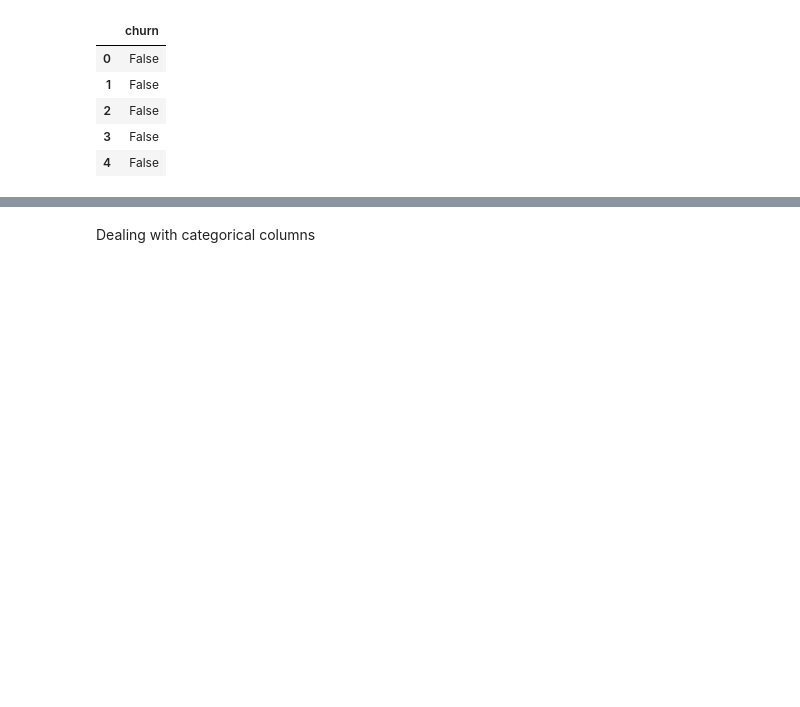
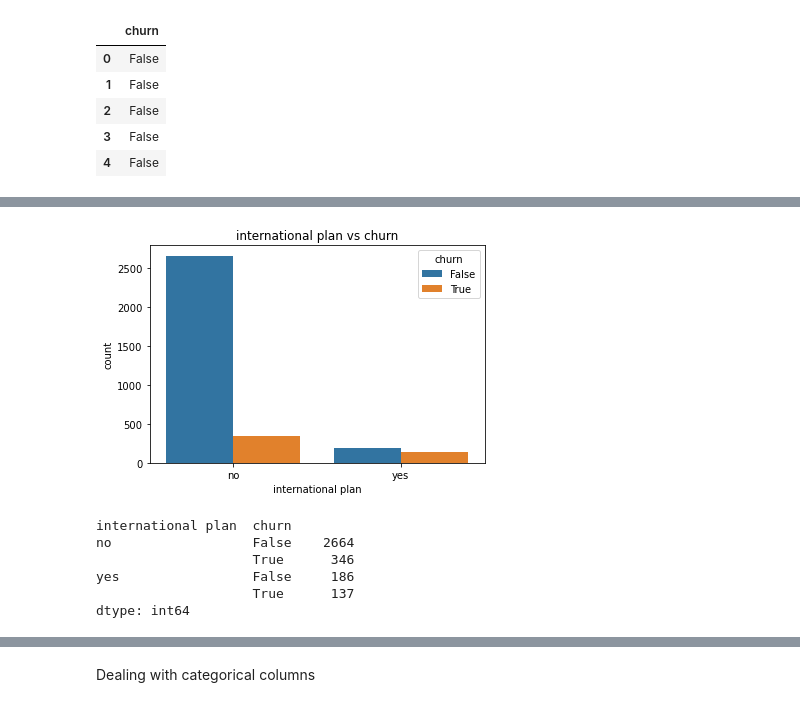
Before and after one commit to S-Kagwi/Phase-3-Project, a Jupyter notebook: student.ipynb, the cells around one changed output, grey strips where cells are left out. Cells and saved outputs as stored; diff of their text form; code cells hidden in the pictures; blank space fills up the shorter version.

```diff
--- a/student.ipynb
+++ b/student.ipynb
@@ -180,0 +236,17 @@ sns.countplot(data=df, x='voice mail plan'):
+# %%
+def bivariate_analysis(feature, categorical_variable):
+  sns.countplot(data=df, x=feature, hue=categorical_variable)
+  plt.title(f"{feature} vs {categorical_variable}")
+  plt.show()
+
+  print(df.groupby([feature, categorical_variable]).size())
+# %%
+bivariate_analysis("international plan", "churn")
+# %% [output]
+[figure, added]
+international plan  churn
+no                  False    2664
+                    True      346
+yes                 False     186
+                    True      137
+dtype: int64
```
Also changed, not shown: parts of 70 cells of this notebook.
